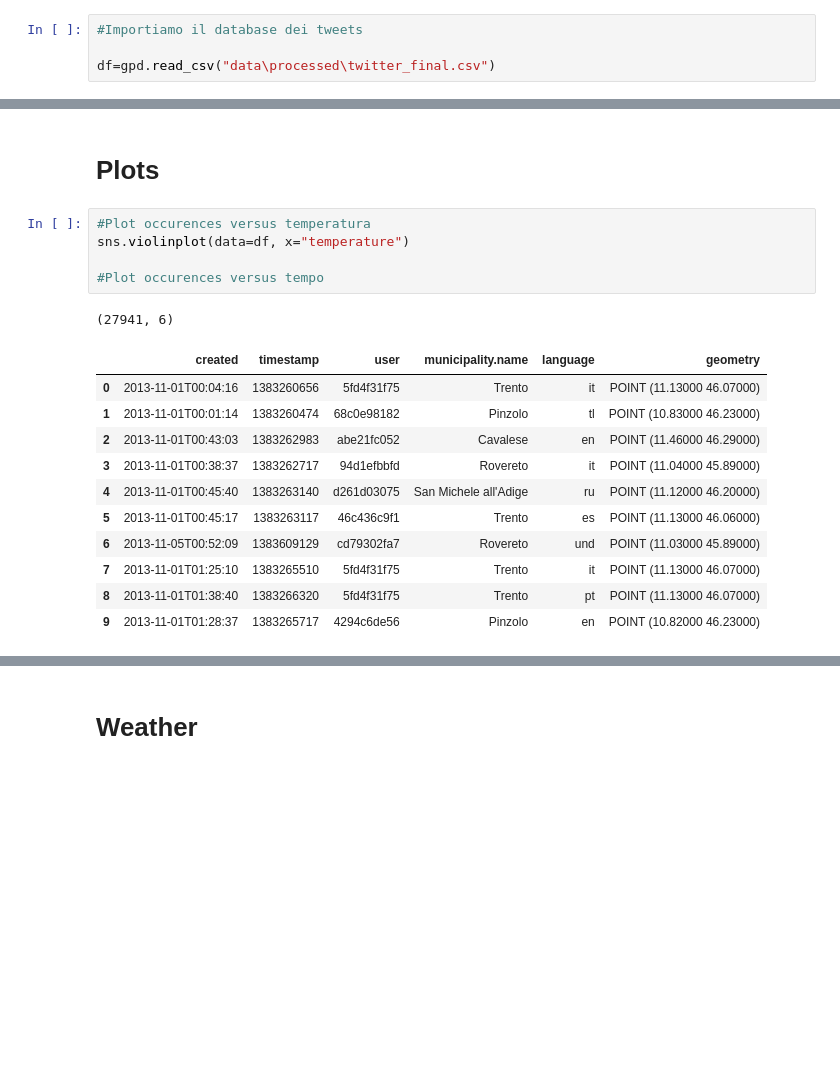
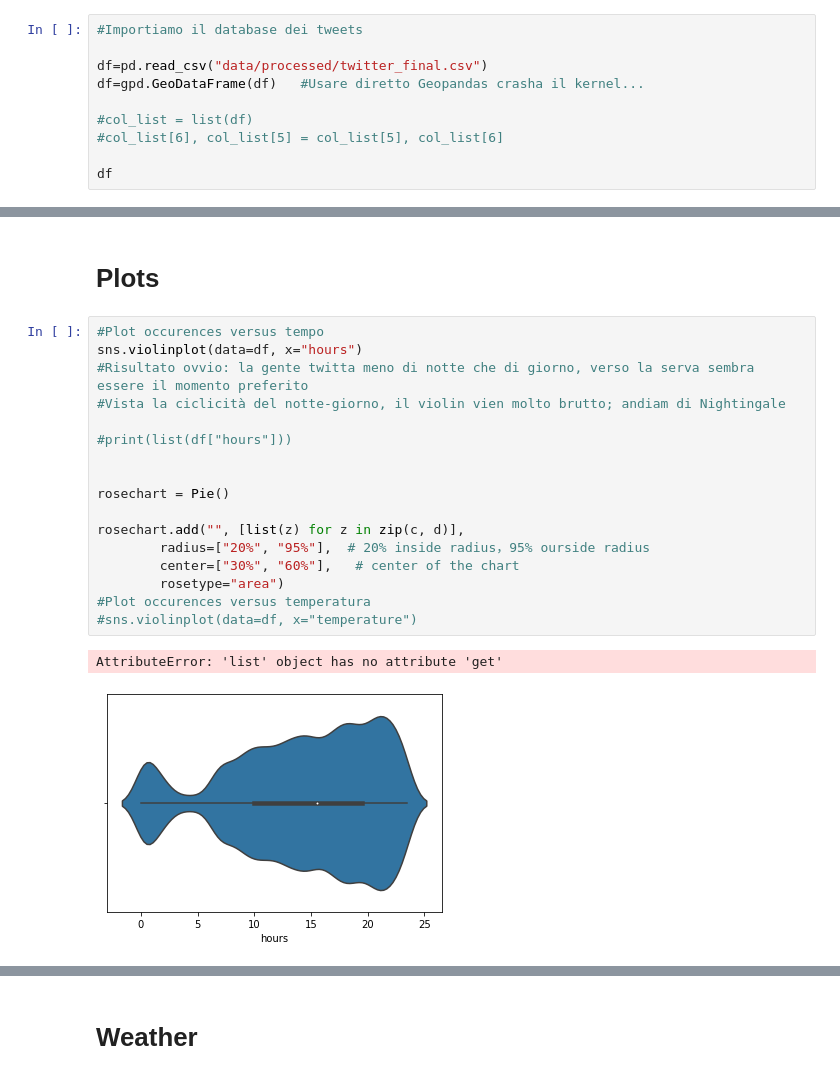
Before and after one commit to devix2/IntroToDS_FinalProject, a Jupyter notebook: SocialPulse(noCC)/EDA.ipynb, the cells around one changed output, grey strips where cells are left out. Saved outputs shown, nothing was run; the diff lists cells and outputs as text; blank space fills up the shorter version.

```diff
--- a/SocialPulse(noCC)/EDA.ipynb
+++ b/SocialPulse(noCC)/EDA.ipynb
@@ -19,5 +22,11 @@ import make_dataset as m_d
 # %%
 #Importiamo il database dei tweets
 
-df=gpd.read_csv("data\processed\twitter_final.csv")
+df=pd.read_csv("data/processed/twitter_final.csv")
+df=gpd.GeoDataFrame(df)   #Usare diretto Geopandas crasha il kernel...
+
+#col_list = list(df)
+#col_list[6], col_list[5] = col_list[5], col_list[6]
+
+df
 # %% [output]
@@ -39,20 +46,22 @@ Index(['cellId', 'geometry'], dtype='object')
 # %% [markdown]
 # Plots
-# %%
-#Plot occurences versus temperatura
-sns.violinplot(data=df, x="temperature")
-
-#Plot occurences versus tempo
-# %% [output]
-(27941, 6)
-|  | created | timestamp | user | municipality.name | language | geometry |
-| 0 | 2013-11-01T00:04:16 | 1383260656 | 5fd4f31f75 | Trento | it | POINT (11.13000 46.07000) |
-| 1 | 2013-11-01T00:01:14 | 1383260474 | 68c0e98182 | Pinzolo | tl | POINT (10.83000 46.23000) |
-| 2 | 2013-11-01T00:43:03 | 1383262983 | abe21fc052 | Cavalese | en | POINT (11.46000 46.29000) |
-| 3 | 2013-11-01T00:38:37 | 1383262717 | 94d1efbbfd | Rovereto | it | POINT (11.04000 45.89000) |
-| 4 | 2013-11-01T00:45:40 | 1383263140 | d261d03075 | San Michele all'Adige | ru | POINT (11.12000 46.20000) |
-| 5 | 2013-11-01T00:45:17 | 1383263117 | 46c436c9f1 | Trento | es | POINT (11.13000 46.06000) |
-| 6 | 2013-11-05T00:52:09 | 1383609129 | cd79302fa7 | Rovereto | und | POINT (11.03000 45.89000) |
-| 7 | 2013-11-01T01:25:10 | 1383265510 | 5fd4f31f75 | Trento | it | POINT (11.13000 46.07000) |
-| 8 | 2013-11-01T01:38:40 | 1383266320 | 5fd4f31f75 | Trento | pt | POINT (11.13000 46.07000) |
-| 9 | 2013-11-01T01:28:37 | 1383265717 | 4294c6de56 | Pinzolo | en | POINT (10.82000 46.23000) |
+# %%
+#Plot occurences versus tempo
+sns.violinplot(data=df, x="hours")
+#Risultato ovvio: la gente twitta meno di notte che di giorno, verso la serva sembra essere il momento preferito
+#Vista la ciclicità del notte-giorno, il violin vien molto brutto; andiam di Nightingale
+
+#print(list(df["hours"]))
+
+
+rosechart = Pie()
+
+rosechart.add("", [list(z) for z in zip(c, d)],
+        radius=["20%", "95%"],  # 20% inside radius，95% ourside radius
+        center=["30%", "60%"],   # center of the chart
+        rosetype="area")
+#Plot occurences versus temperatura
+#sns.violinplot(data=df, x="temperature")
+# %% [output]
+AttributeError: 'list' object has no attribute 'get'
+[figure, added]
```
Also changed, not shown: parts of 4 cells of this notebook, 2 other files.
